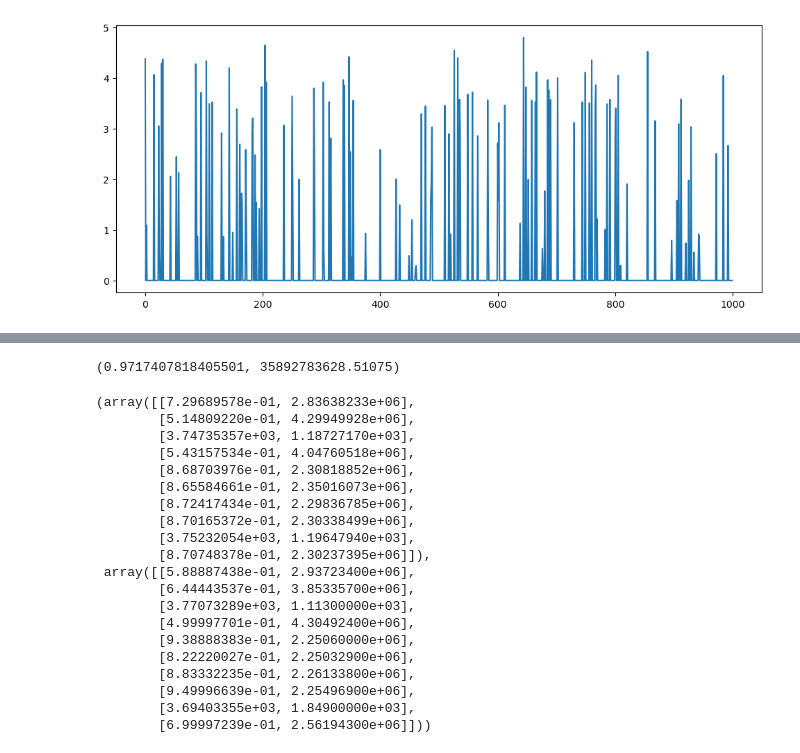
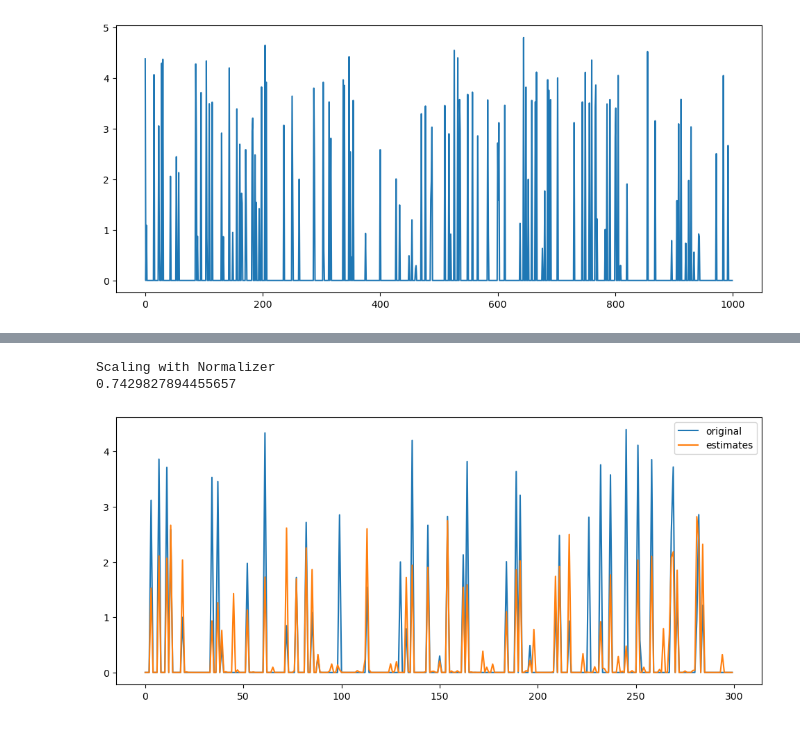
Before and after one commit to addb-swstarlab/Spark-tuning, a Jupyter notebook: Untitled.ipynb, the cells around one changed output, grey strips where cells are left out. Drawn from its saved outputs; the diff is of its cells as text; code cells hidden in the pictures.

```diff
--- a/Untitled.ipynb
+++ b/Untitled.ipynb
@@ -62,29 +47,0 @@ regr.score(x_test, y_test)
-# %%
-from sklearn.metrics import mean_squared_error, r2_score
-
-r2_score(regr.predict(x_test), y_test), mean_squared_error(regr.predict(x_test), y_test)
-# %% [output]
-(0.9717407818405501, 35892783628.51075)
-# %%
-regr.predict(x_test)[:10], y_test[:10]
-# %% [output]
-(array([[7.29689578e-01, 2.83638233e+06],
-        [5.14809220e-01, 4.29949928e+06],
-        [3.74735357e+03, 1.18727170e+03],
-        [5.43157534e-01, 4.04760518e+06],
-        [8.68703976e-01, 2.30818852e+06],
-        [8.65584661e-01, 2.35016073e+06],
-        [8.72417434e-01, 2.29836785e+06],
-        [8.70165372e-01, 2.30338499e+06],
-        [3.75232054e+03, 1.19647940e+03],
-        [8.70748378e-01, 2.30237395e+06]]),
- array([[5.88887438e-01, 2.93723400e+06],
-        [6.44443537e-01, 3.85335700e+06],
-        [3.77073289e+03, 1.11300000e+03],
-        [4.99997701e-01, 4.30492400e+06],
-        [9.38888383e-01, 2.25060000e+06],
-        [8.22220027e-01, 2.25032900e+06],
-        [8.83332235e-01, 2.26133800e+06],
-        [9.49996639e-01, 2.25496900e+06],
-        [3.69403355e+03, 1.84900000e+03],
-        [6.99997239e-01, 2.56194300e+06]]))
@@ -90,0 +52,33 @@ regr.predict(x_test)[:10], y_test[:10]
+# %%
+def fit_rfr(x_array, y_array, scaler=None):
+    x_train, x_test, y_train, y_test = train_test_split(x_array,y_array, test_size=0.3, shuffle=True, random_state=11)
+
+    if scaler is not None:
+        print(f"Scaling with {scaler}")
+        x_scaler = getattr(sklearn_scaler, scaler)()
+        y_scaler = getattr(sklearn_scaler, scaler)()
+        x_scaler.fit(x_train)
+        y_scaler.fit(y_train)
+
+        x_train = x_scaler.transform(x_train)
+        x_test = x_scaler.transform(x_test)
+        y_train = y_scaler.transform(y_train)
+        y_test = y_scaler.transform(y_test)
+    else:
+        print("Not scaling")
+
+    regr = RandomForestRegressor(max_depth=4)
+    regr.fit(x_train, y_train)
+
+    print(regr.score(x_test, y_test))
+
+    pred = regr.predict(x_test)
+    if scaler is not None and scaler != 'Normalizer':
+        pred = y_scaler.inverse_transform(pred)
+        y_test = y_scaler.inverse_transform(y_test)
+
+    plt.figure(figsize=(12, 5))
+    plt.plot(y_test[:,0]/y_test[:,1], label='original')
+    plt.plot(pred[:,0]/pred[:,1], label='estimates')
+    plt.legend()
+    plt.show()
@@ -90,0 +88,6 @@ regr.predict(x_test)[:10], y_test[:10]
+# %%
+fit_rfr(x_array, y_array, "Normalizer")
+# %% [output]
+Scaling with Normalizer
+0.7429827894455657
+[figure, added]
```
Also changed, not shown: parts of 10 cells of this notebook.
